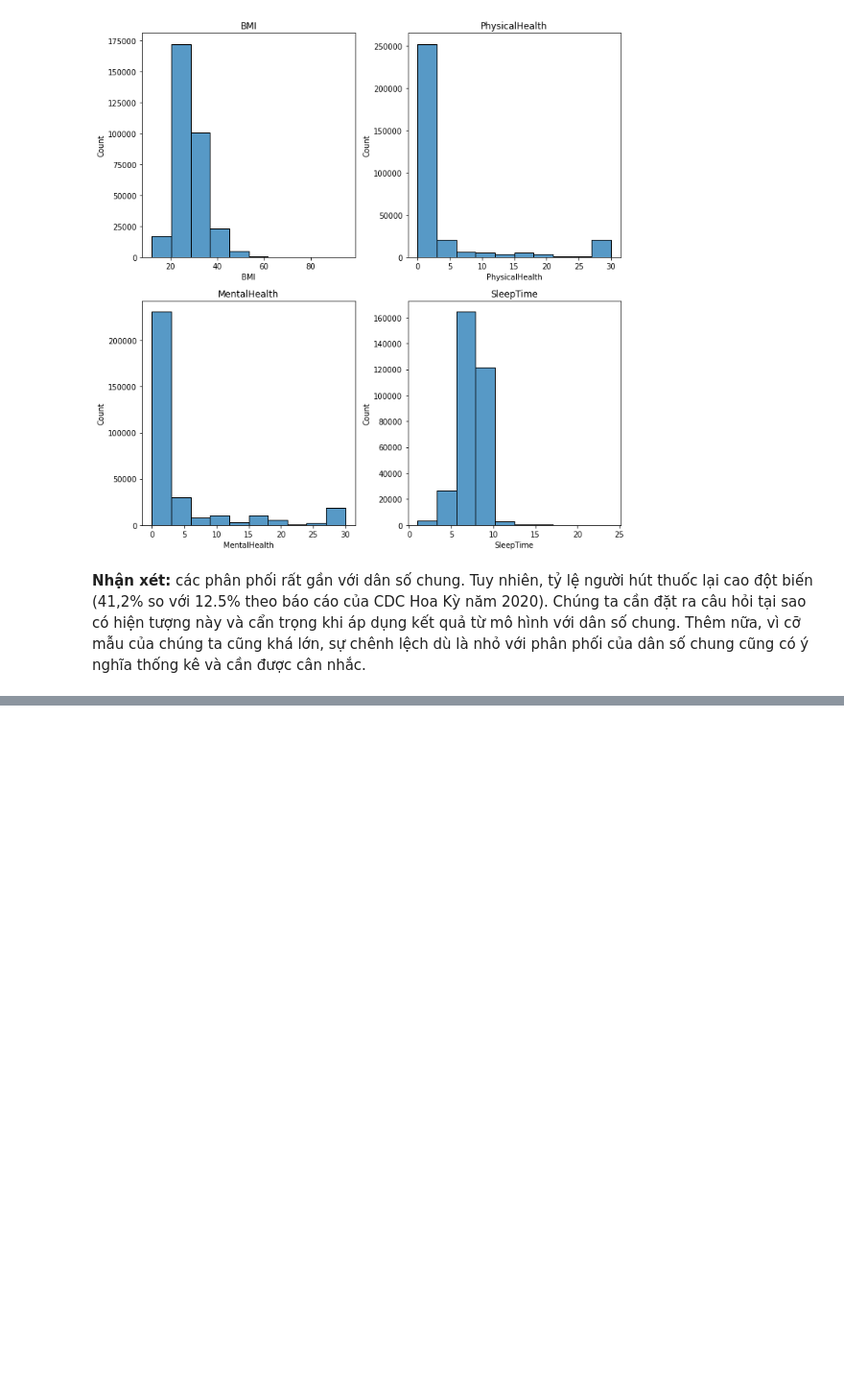
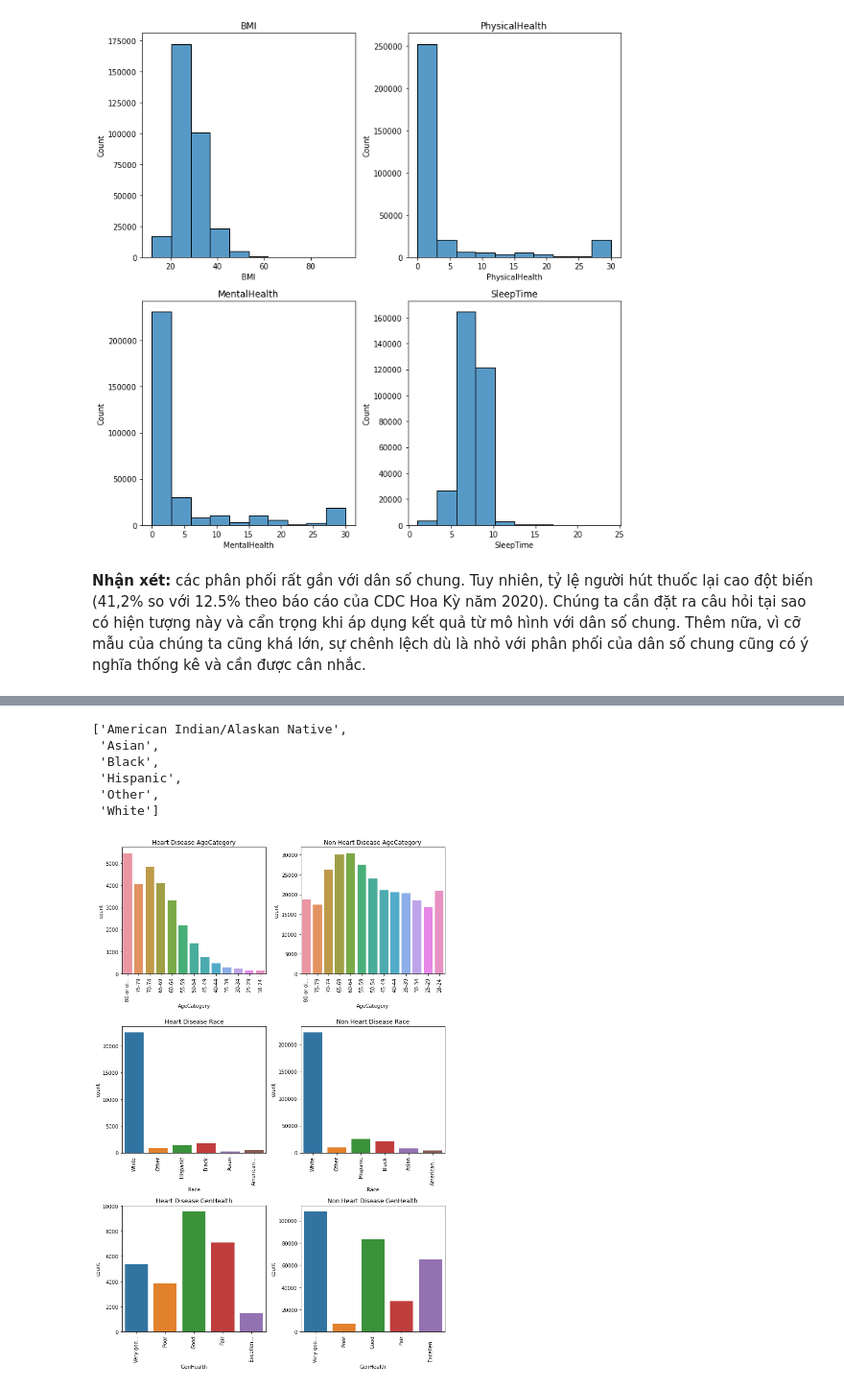
Before and after one commit to danhngan/Heart_disease, a Jupyter notebook: preprocessing.ipynb, the cells around one changed output, grey strips where cells are left out. Shown at 96% size. Saved outputs shown, nothing was run; the diff lists cells and outputs as text; code cells hidden in the pictures; blank space fills up the shorter version.

```diff
--- a/preprocessing.ipynb
+++ b/preprocessing.ipynb
@@ -197,0 +256,31 @@ plt.tight_layout()
+# %%
+sorted(non_HD['Race'].unique())
+# %% [output]
+['American Indian/Alaskan Native',
+ 'Asian',
+ 'Black',
+ 'Hispanic',
+ 'Other',
+ 'White']
+# %%
+n_charts = len(cat_cols)*2 - len(pie_charts)*2
+fig, ax = create_figure(n_charts, n_cols=2)
+i = 0
+for col in cat_cols:
+    if col not in pie_charts:
+        # Heart disease
+        sns.countplot(x=HD[col], order=sorted(HD[col].unique(), reverse=True), ax=ax[i][0])
+        ax[i][0].set_title('Heart Disease '+col)
+        labels = ax[i][0].get_xticklabels()
+        labels = map(truncate_text(), labels)
+        ax[i][0].set_xticklabels(labels = labels,rotation=90)
+        # Non heart disease
+        sns.countplot(x=non_HD[col], ax=ax[i][1], order=sorted(non_HD[col].unique(), reverse=True))
+        ax[i][1].set_title('Non Heart Disease '+col)
+        labels = ax[i][1].get_xticklabels()
+        labels = map(truncate_text(), labels)
+        ax[i][1].set_xticklabels(labels = labels,rotation=90)
+        i+=1
+plt.tight_layout()
+# %% [output]
+[figure, added]
```
Also changed, not shown: parts of 15 cells of this notebook.
